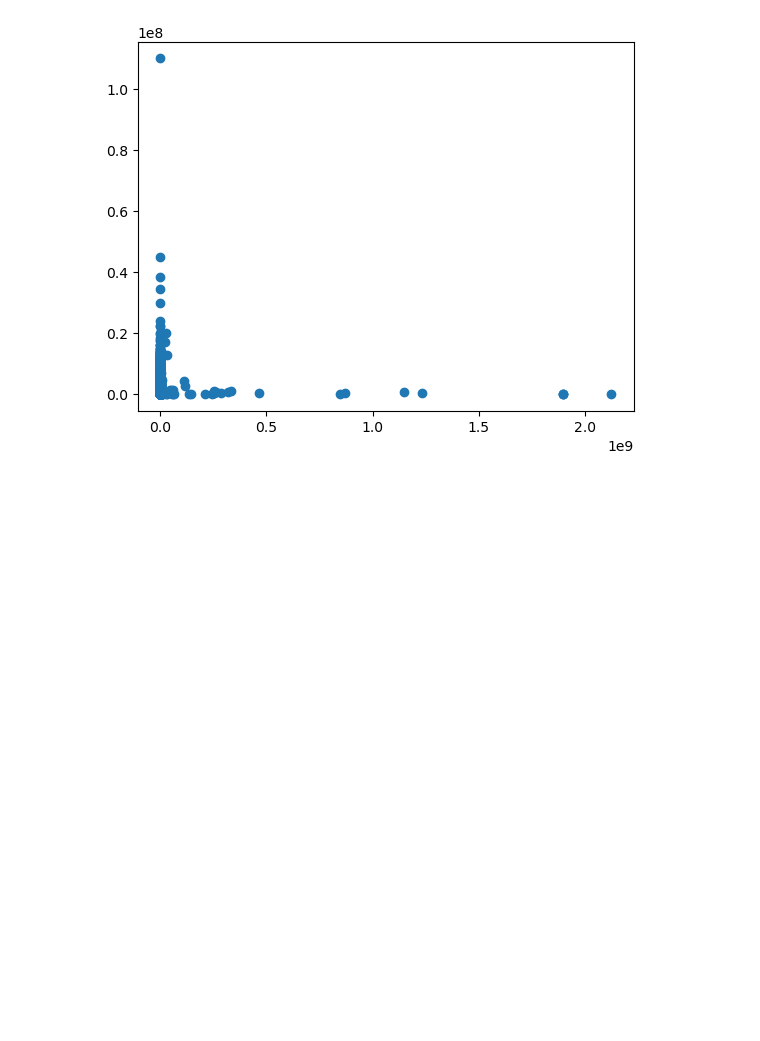
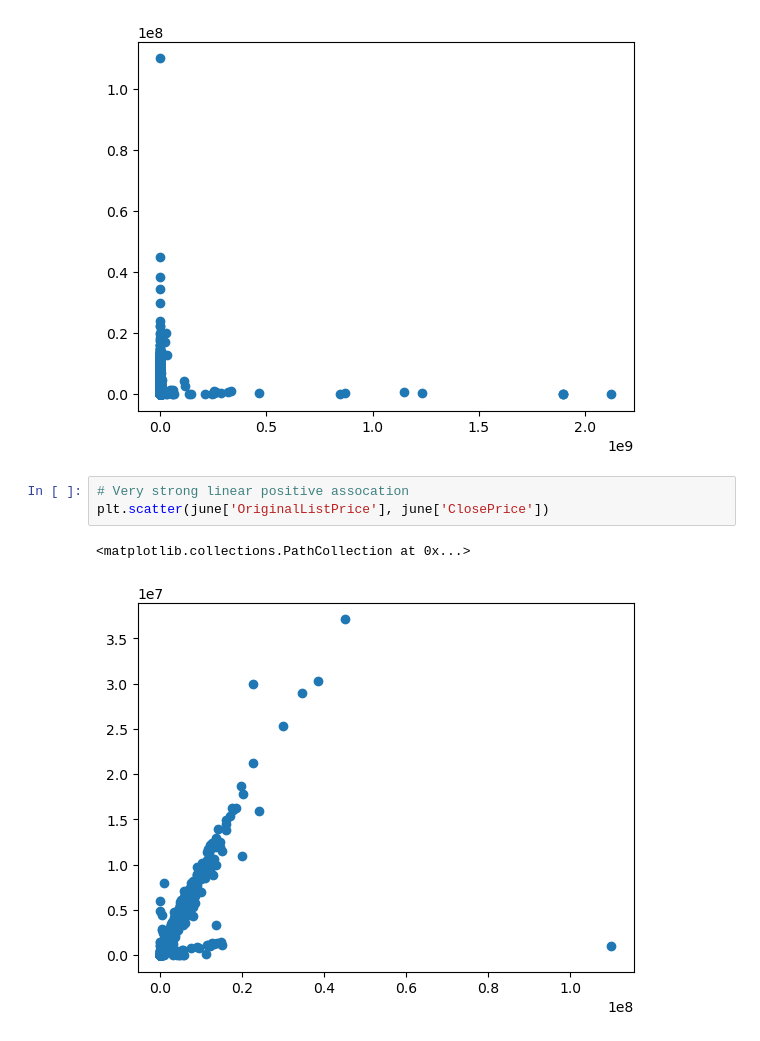
Before and after one commit to bbousquette1/IDX-Exchange-DS16-Winter2025, a Jupyter notebook: claire_EDA.ipynb, the cells around one changed output. Drawn from its saved outputs; the diff is of its cells as text; blank space fills up the shorter version.

```diff
--- a/claire_EDA.ipynb
+++ b/claire_EDA.ipynb
@@ -57,3 +57,9 @@ plt.scatter(june['LotSizeSquareFeet'], june['OriginalListPrice'])
 # %% [output]
 <matplotlib.collections.PathCollection at 0x...>
 [figure]
+# %%
+# Very strong linear positive assocation
+plt.scatter(june['OriginalListPrice'], june['ClosePrice'])
+# %% [output]
+<matplotlib.collections.PathCollection at 0x...>
+[figure, added]
```
Also changed, not shown: parts of 3 cells of this notebook.
